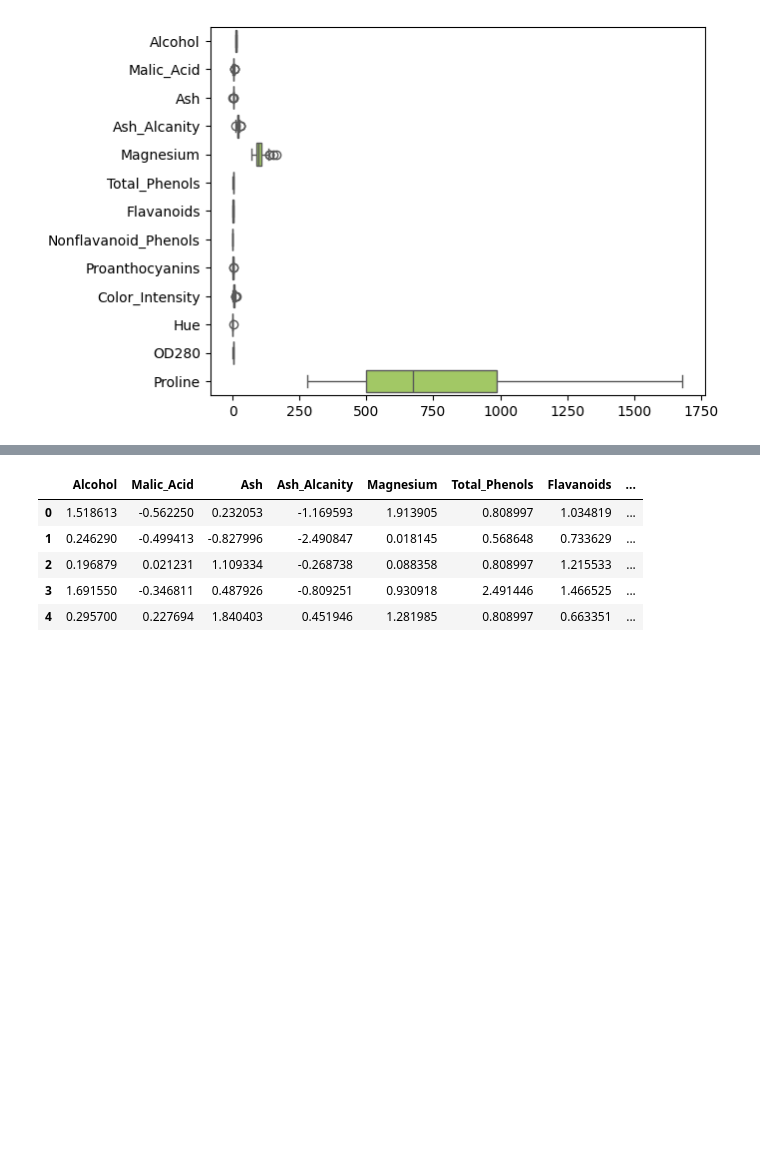
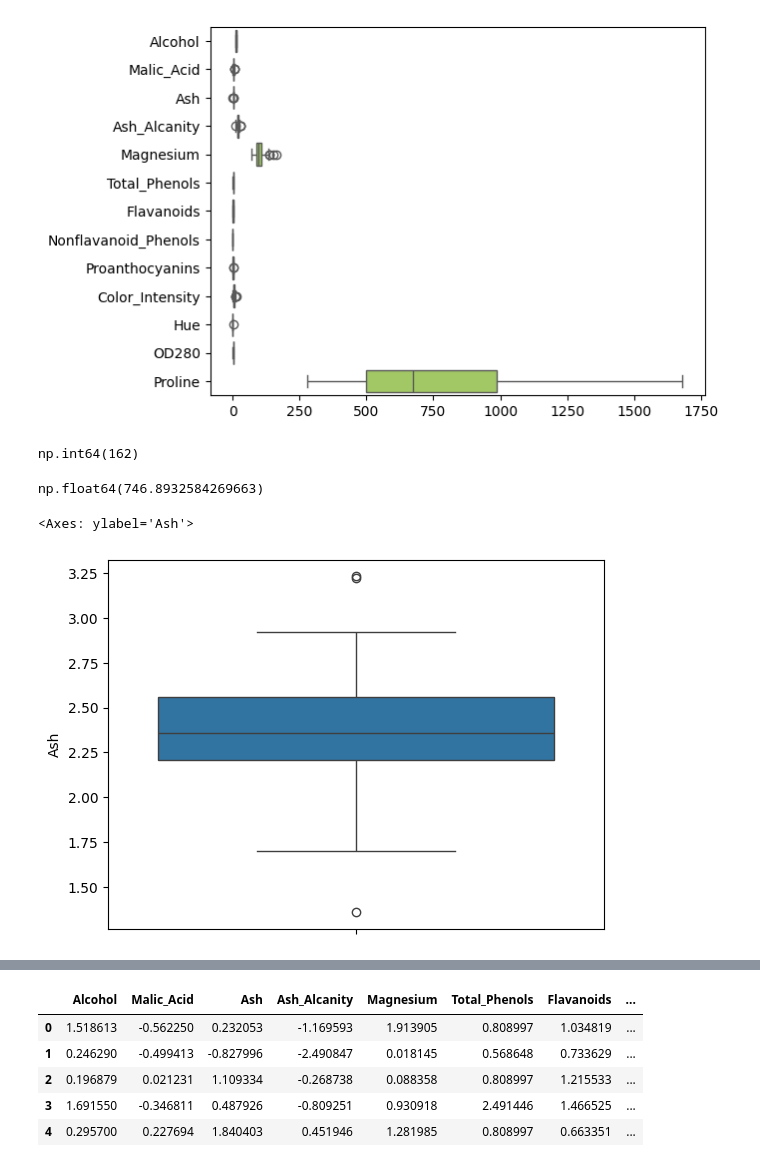
Before and after one commit to crixtiam/python-begginers, a Jupyter notebook: Semanas-clases/kmeans-example-wines.ipynb, the cells around one changed output, grey strips where cells are left out. Saved outputs shown, nothing was run; the diff lists cells and outputs as text; code cells hidden in the pictures; blank space fills up the shorter version.

```diff
--- a/Semanas-clases/kmeans-example-wines.ipynb
+++ b/Semanas-clases/kmeans-example-wines.ipynb
@@ -108,3 +108,17 @@ sns.boxplot(data=data, orient='h', palette='Set2')
 # %% [output]
 <Axes: >
 [figure]
+# %%
+data['Magnesium'].max()
+# %% [output]
+np.int64(162)
+# %%
+data['Proline'].mean()
+# %% [output]
+np.float64(746.8932584269663)
+# %%
+# box plot ash
+sns.boxplot(data['Ash'])
+# %% [output]
+<Axes: ylabel='Ash'>
+[figure, added]
```
Also changed, not shown: parts of 5 cells of this notebook, 1 other file.
